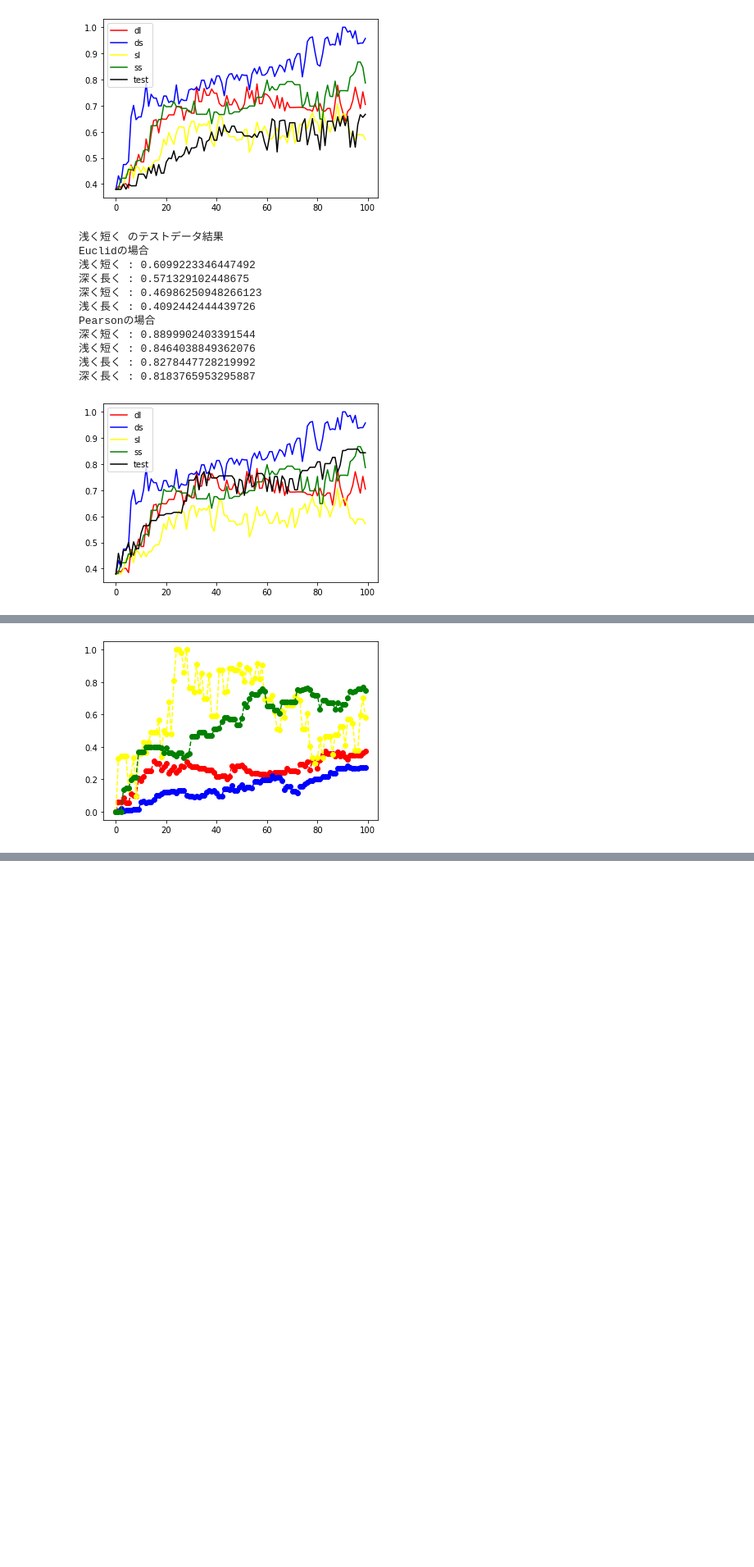
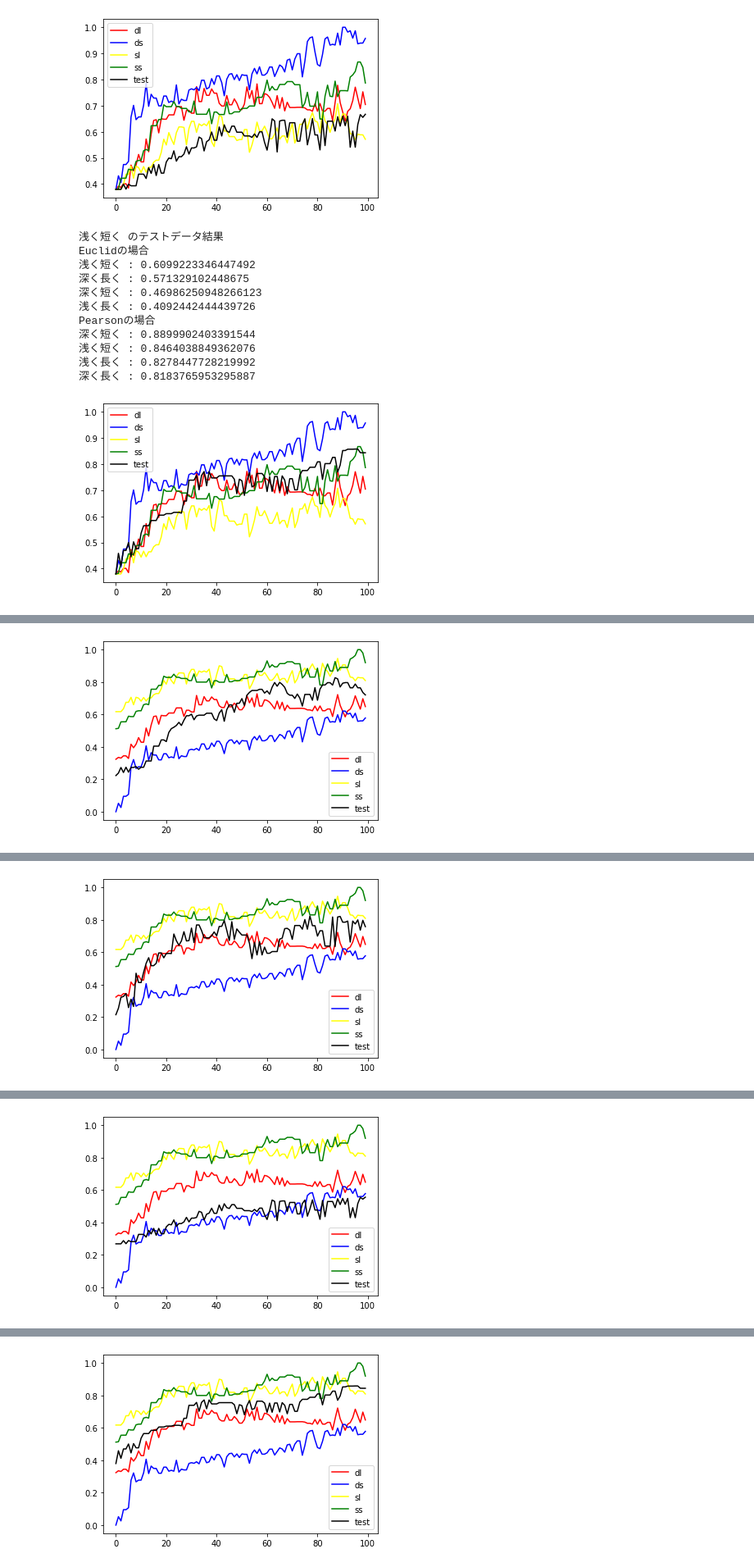
Before and after one commit to Bluelightcloud/Final_research, a Jupyter notebook: AutoCalc.ipynb, the cells around one changed output, grey strips where cells are left out. Shown at 82% size. Saved outputs shown, nothing was run; the diff lists cells and outputs as text; code cells hidden in the pictures; blank space fills up the shorter version.

```diff
--- a/AutoCalc.ipynb
+++ b/AutoCalc.ipynb
@@ -303,6 +303,7 @@ Pearsonの場合
 深く長く : 0.8183765953295887
 [figure]
 # %%
+#無加工list_100内の最大値最小値で正規化
 import math
 import xlrd
 import csv
@@ -317,7 +318,13 @@ min_max_100 = []    #list_100中の全体の最小最大リスト
 list_100 = []       #平均値リスト各々の最低温度から100データ抜き出したリスト
 normalize_100 = []  #正規化リスト
 
+euc_result = []     #ユークリッド結果
+pea_result = []     #ピアソン結果
+
 min_lb = 30015      #ラベルの最低温度
+breathe = ["dl", "ds", "sl", "ss"]  #呼吸の分類
+breathe_jp = ["深く長く", "深く短く", "浅く長く", "浅く短く"]  #呼吸の分類(日本語)
+figure = []         #全体グラフ
 
 #------------------------------------------------------------------------------------
 #ラベルの作成
@@ -422,14 +429,14 @@ def normalization():
             temp_normalized = []
             for i in range(min_max[counter][2], min_max[counter][2] + 100):
                 temp_before.append(l[i])
-                temp_normalized.append((l[i] - min_max[counter][0])/(mm[1] - min_max[counter][0]))
+                temp_normalized.append((l[i] - mm[0])/(mm[1] - mm[0]))
 
             list_100.append(temp_before)
             normalize_100.append(temp_normalized)
-        print("正規化")
-        print(normalize_100)
-        print("最小値最大値")
-        print(min_max)
+        #print("正規化")
+        #print(normalize_100)
+        #print("最小値最大値")
+        #print(min_max)
 
     min_Max()
     extract_100(min_max_100)
@@ -457,36 +464,49 @@ def pearson(test, training):
     return covariance / (test_variance * training_variance)
 #------------------------------------------------------------------------------------
 #デバッグ用グラフ表示
-def plot_Graph():
+def plot_Graph(t_num):
     #x軸のラベル
     label_x = [i for i in range(0, 100)]
-
-    plt.plot(label_x, normalize_100[0], marker="o", color = "red", linestyle = "--")
-    plt.plot(label_x, normalize_100[1], marker="o", color = "blue", linestyle = "--")
-    plt.plot(label_x, normalize_100[2], marker="o", color = "yellow", linestyle = "--")
-    plt.plot(label_x, normalize_100[3], marker="o", color = "green", linestyle = "--");
+    figure.append(plt.figure())
+    ax = figure[t_num].add_subplot(111)
+    ax.plot(label_x, normalize_100[0], color = "red", label=breathe[0])
+    ax.plot(label_x, normalize_100[1], color = "blue", label=breathe[1])
+    ax.plot(label_x, normalize_100[2], color = "yellow", label=breathe[2])
+    ax.plot(label_x, normalize_100[3], color = "green", label=breathe[3])
+    ax.plot(label_x, normalize_100[t_num+4], color = "black", label="test")
+    ax.legend()
+    plt.show()
 #------------------------------------------------------------------------------------
 
 if __name__ == '__main__':
     #ラベル作成
     make_Label()
     #ラベルを付ける+平均を出して各々master.csvを作成
-    insert_Label("dl")
-    insert_Label("ds")
-    insert_Label("sl")
-    insert_Label("ss")
-
-    calc_Average("dl")
-    calc_Average("ds")
-    calc_Average("sl")
-    calc_Average("ss")
+    for i in range(1, 3):
+        for j in breathe:
+            insert_Label(j + str(i))
+            calc_Average(j + str(i))
 
     #正規化
     normalization()
 
-    print("Euclid")
-    print("深長 : " + str(distance(normalize_100[0], normalize_100[1])))
-    print("Pearson")
-    print("深長 : " + str(pearson(normalize_100[0], normalize_100[1])))
-    plot_Graph()
+    #結果表示
+    for i in range(0, 4):
+        print(breathe_jp[i] + " のテストデータ結果")
+        temp_e = []
+        temp_p = []
+        for j in range(0, 4):
+            temp_e.append([euclid(normalize_100[i+4], normalize_100[j]), j])
+            temp_p.append([pearson(normalize_100[i+4], normalize_100[j]), j])
+        temp_e.sort(reverse = True)
+        temp_p.sort(reverse = True)
+        euc_result.append(temp_e)
+        pea_result.append(temp_p)
+        print("Euclidの場合")
+        for k in range(0, 4):
+            print(breathe_jp[temp_e[k][1]]+" : "+ str(temp_e[k][0]))
+        print("Pearsonの場合")
+        for l in range(0, 4):
+            print(breathe_jp[temp_p[l][1]]+" : "+ str(temp_p[l][0]))
+        plot_Graph(i)
 # %% [output]
@@ -501 +524 @@ Pearson
-[figure, old version]
+[figure, new version]
@@ -501,0 +536 @@ Pearson
+[figure, added]
@@ -501,0 +548 @@ Pearson
+[figure, added]
@@ -501,0 +560 @@ Pearson
+[figure, added]
```
Also changed, not shown: parts of 1 cell of this notebook.
